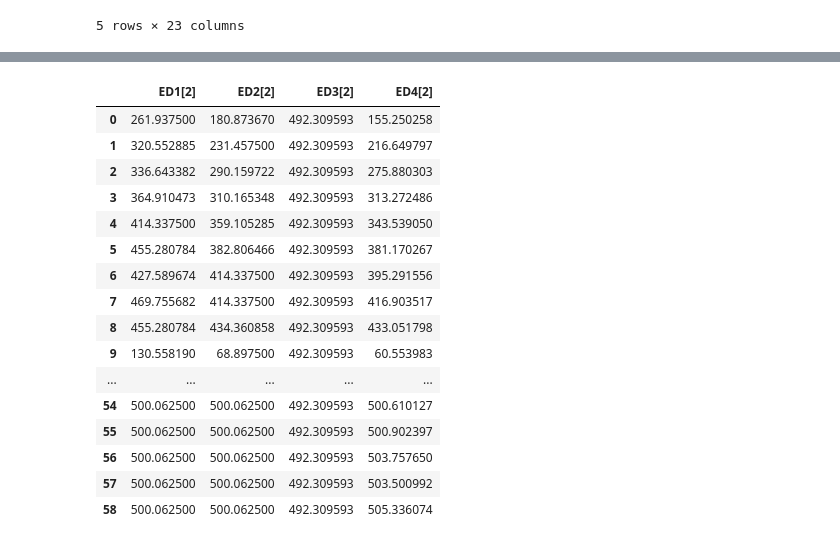
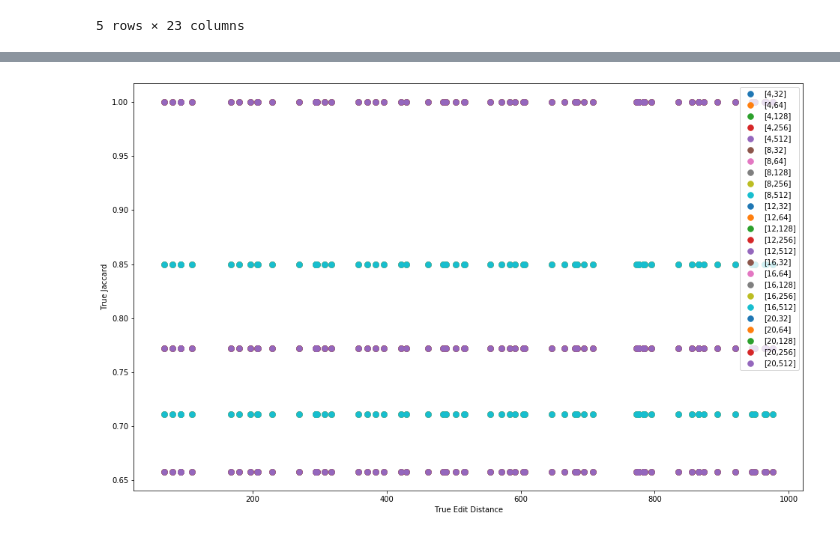
Before and after one commit to dr-irani/MinHash-Genomics-Fingerprinting, a Jupyter notebook: notebooks/Data Visualization.ipynb, the cells around one changed output, grey strips where cells are left out. Drawn from its saved outputs; the diff is of its cells as text; code cells hidden in the pictures.

```diff
--- a/notebooks/Data Visualization.ipynb
+++ b/notebooks/Data Visualization.ipynb
@@ -54,20 +39,17 @@ ax.plot([0,1],[0,1], transform=ax.transAxes)
 # %%
-df.loc[:, ['ED1[2]', 'ED2[2]', 'ED3[2]', 'ED4[2]']]
+# df.loc[:, ['ED1[2]', 'ED2[2]', 'ED3[2]', 'ED4[2]']]
-# %% [output]
-|  | ED1[2] | ED2[2] | ED3[2] | ED4[2] |
-| 0 | 261.937500 | 180.873670 | 492.309593 | 155.250258 |
-| 1 | 320.552885 | 231.457500 | 492.309593 | 216.649797 |
-| 2 | 336.643382 | 290.159722 | 492.309593 | 275.880303 |
-| 3 | 364.910473 | 310.165348 | 492.309593 | 313.272486 |
-| 4 | 414.337500 | 359.105285 | 492.309593 | 343.539050 |
-| 5 | 455.280784 | 382.806466 | 492.309593 | 381.170267 |
-| 6 | 427.589674 | 414.337500 | 492.309593 | 395.291556 |
-| 7 | 469.755682 | 414.337500 | 492.309593 | 416.903517 |
-| 8 | 455.280784 | 434.360858 | 492.309593 | 433.051798 |
-| 9 | 130.558190 | 68.897500 | 492.309593 | 60.553983 |
-| ... | ... | ... | ... | ... |
-| 54 | 500.062500 | 500.062500 | 492.309593 | 500.610127 |
-| 55 | 500.062500 | 500.062500 | 492.309593 | 500.902397 |
-| 56 | 500.062500 | 500.062500 | 492.309593 | 503.757650 |
-| 57 | 500.062500 | 500.062500 | 492.309593 | 503.500992 |
-| 58 | 500.062500 | 500.062500 | 492.309593 | 505.336074 |
+# %%
+df = pd.read_csv('synth_trueJ.csv', header=None)
+column_names = ['trueED']
+for k in [4, 8, 12, 16, 20]:
+    for l in [32, 64, 128, 256, 512]:
+        column_names.append('[' + str(k) + ',' + str(l) + ']')
+df.columns = column_names
+fig, ax = plt.subplots(1,1,figsize=figsize)
+lines = df.iloc[:, 1:]
+ax.plot(df.loc[:, 'trueED'],  lines, linestyle='None', marker='.', markersize=15.0)
+ax.set(xlabel='True Edit Distance', ylabel='True Jaccard')
+ax.legend(lines)
+plt.savefig('jacedit.png')
+# %% [output]
+[figure, added]
```
Also changed, not shown: parts of 4 cells of this notebook.
